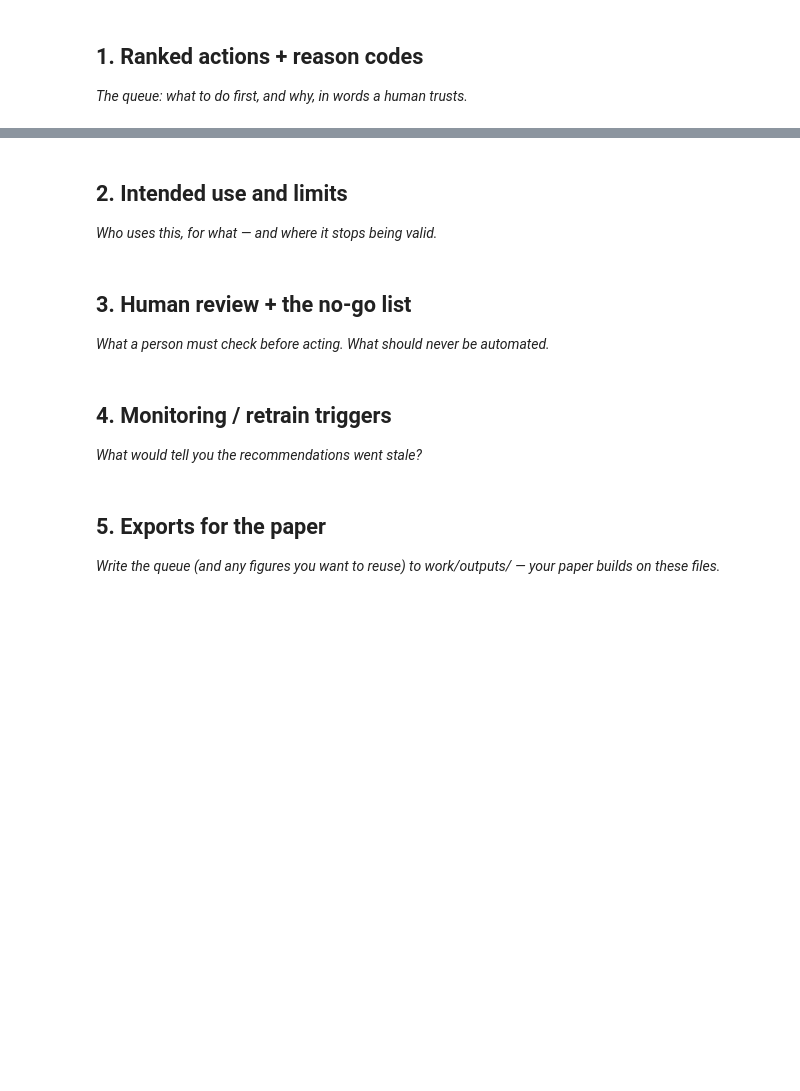
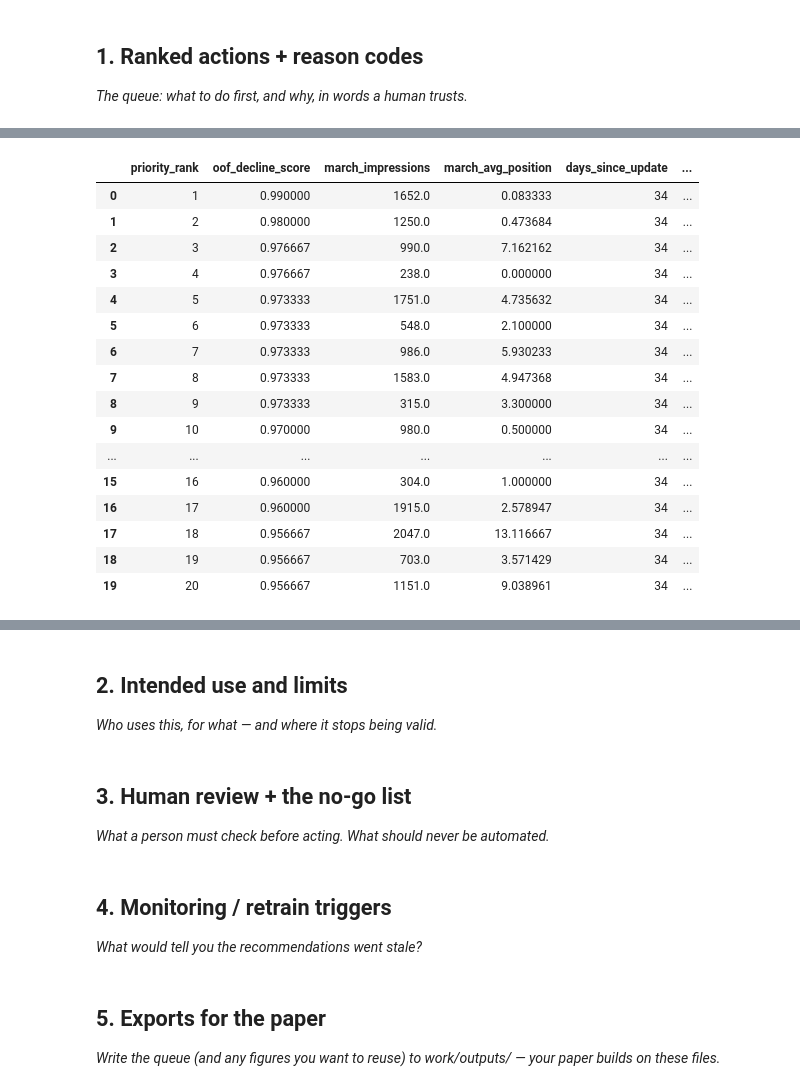
Before and after one commit to rasheed-hammad/machine-learning-starter, a Jupyter notebook: work/notebooks/w07_action_playbook.ipynb, the cells around one changed output, grey strips where cells are left out. Drawn from its saved outputs; the diff is of its cells as text; code cells hidden in the pictures; blank space fills up the shorter version.

```diff
--- a/work/notebooks/w07_action_playbook.ipynb
+++ b/work/notebooks/w07_action_playbook.ipynb
@@ -12,0 +552,81 @@ This skeleton is yours to fill. Work the sections **in order** — each one has
+# %%
+# Purpose: add transparent reason codes that explain why a page
+# appears high in the action queue. These codes are decision-support
+# signals for human review, not automatic actions.
+
+# High model score: use the top 20% of the out-of-fold queue.
+high_risk_threshold = action_queue["oof_decline_score"].quantile(0.80)
+
+# Add the model-risk reason.
+action_queue["reason_model"] = action_queue[
+    "oof_decline_score"
+] >= high_risk_threshold
+
+# Add a visibility reason using the 500-impression threshold used
+# in the W04 refresh-priority baseline.
+action_queue["reason_visibility"] = (
+    action_queue["march_impressions"] >= 500
+)
+
+# Add a staleness reason using the 180-day threshold from W04.
+action_queue["reason_stale"] = (
+    action_queue["days_since_update"] >= 180
+)
+
+# Add a ranking reason only when the position is valid.
+# avg_position = 0 represents no-data, so it is excluded.
+action_queue["reason_ranking"] = (
+    (action_queue["march_avg_position"] > 0) &
+    (action_queue["march_avg_position"] <= 10)
+)
+
+# Convert the four checks into a readable list of reason codes.
+def build_reason_codes(row):
+    reasons = []
+
+    if row["reason_model"]:
+        reasons.append("MODEL_HIGH_RISK")
+
+    if row["reason_visibility"]:
+        reasons.append("HIGH_VISIBILITY")
+
+    if row["reason_stale"]:
+        reasons.append("STALE_CONTENT")
+
+    if row["reason_ranking"]:
+        reasons.append("RANKING_SIGNAL")
+
+    return "; ".join(reasons)
+
+action_queue["reason_codes"] = action_queue.apply(
+    build_reason_codes,
+    axis=1
+)
+
+# Remove the temporary Boolean columns.
+action_queue = action_queue.drop(
+    columns=[
+        "reason_model",
+        "reason_visibility",
+        "reason_stale",
+        "reason_ranking"
+    ]
+)
+
+print("High-risk score threshold:", high_risk_threshold)
+
+print("\nTop 20 queue with reason codes:")
+display(
+    action_queue[
+        [
+            "priority_rank",
+            "oof_decline_score",
+            "march_impressions",
+            "march_avg_position",
+            "days_since_update",
+            "content_type",
+            "reason_codes"
+        ]
+    ].head(20)
+)
+# %% [output]
@@ -12,0 +636,17 @@ This skeleton is yours to fill. Work the sections **in order** — each one has
+|  | priority_rank | oof_decline_score | march_impressions | march_avg_position | days_since_update | ... |
+| 0 | 1 | 0.990000 | 1652.0 | 0.083333 | 34 | ... |
+| 1 | 2 | 0.980000 | 1250.0 | 0.473684 | 34 | ... |
+| 2 | 3 | 0.976667 | 990.0 | 7.162162 | 34 | ... |
+| 3 | 4 | 0.976667 | 238.0 | 0.000000 | 34 | ... |
+| 4 | 5 | 0.973333 | 1751.0 | 4.735632 | 34 | ... |
+| 5 | 6 | 0.973333 | 548.0 | 2.100000 | 34 | ... |
+| 6 | 7 | 0.973333 | 986.0 | 5.930233 | 34 | ... |
+| 7 | 8 | 0.973333 | 1583.0 | 4.947368 | 34 | ... |
+| 8 | 9 | 0.973333 | 315.0 | 3.300000 | 34 | ... |
+| 9 | 10 | 0.970000 | 980.0 | 0.500000 | 34 | ... |
+| ... | ... | ... | ... | ... | ... | ... |
+| 15 | 16 | 0.960000 | 304.0 | 1.000000 | 34 | ... |
+| 16 | 17 | 0.960000 | 1915.0 | 2.578947 | 34 | ... |
+| 17 | 18 | 0.956667 | 2047.0 | 13.116667 | 34 | ... |
+| 18 | 19 | 0.956667 | 703.0 | 3.571429 | 34 | ... |
+| 19 | 20 | 0.956667 | 1151.0 | 9.038961 | 34 | ... |
```
Also changed, not shown: parts of 20 cells of this notebook.
